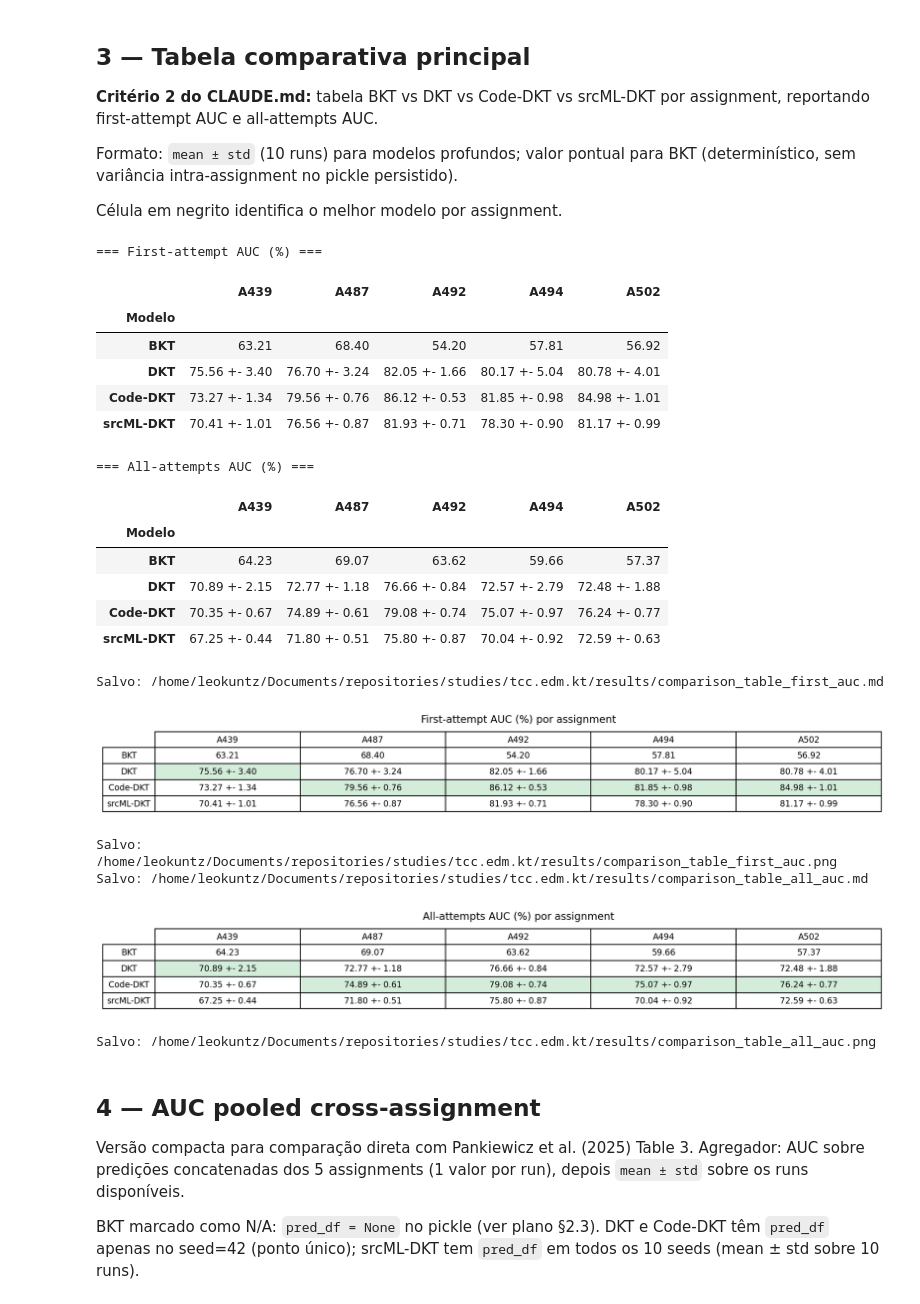
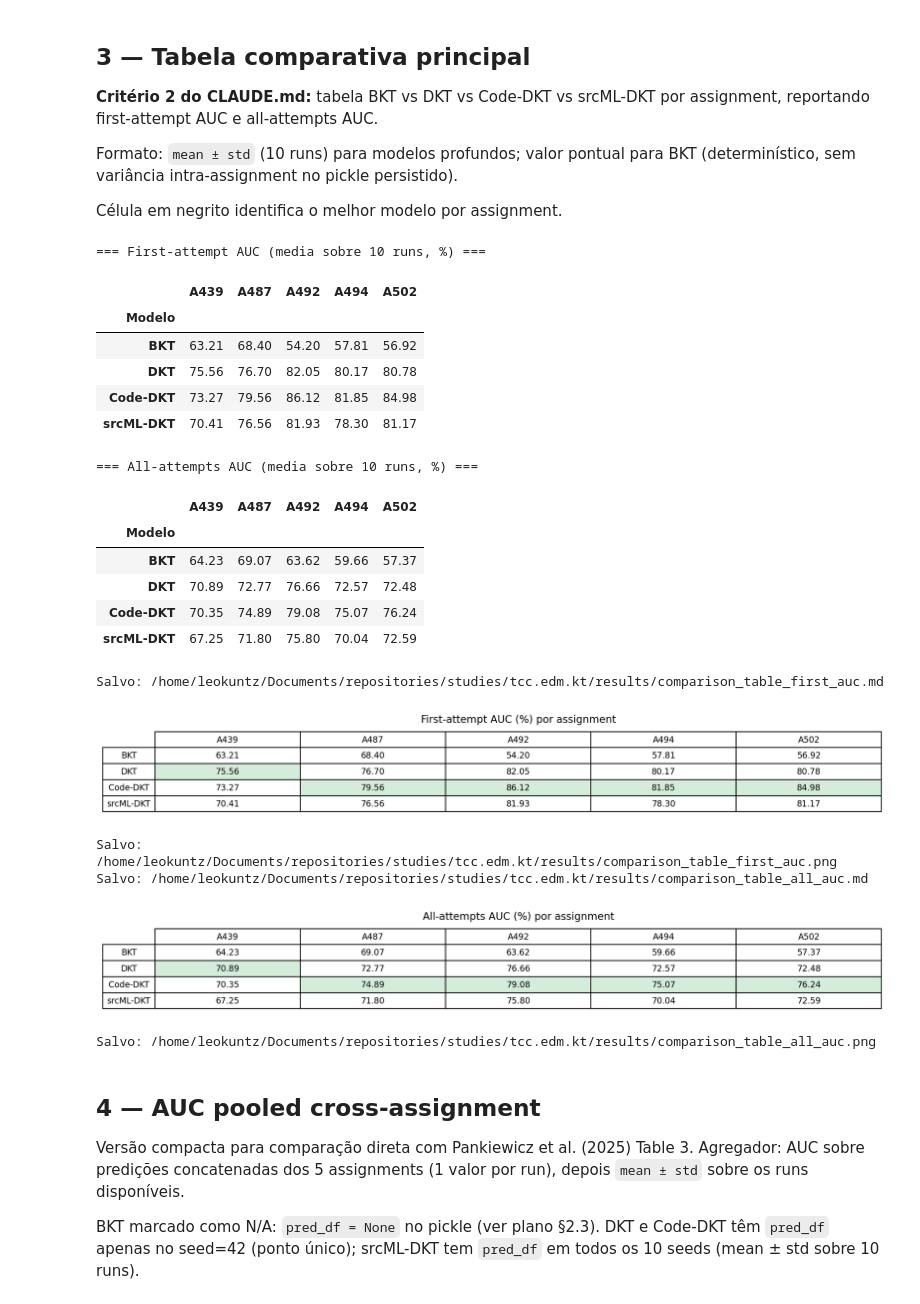
Before and after one commit to scuiki/tcc.edm.kt, a Jupyter notebook: notebooks/07_comparison.ipynb, the cells around one changed output. Cells and saved outputs as stored; diff of their text form; code cells hidden in the pictures.

```diff
--- a/notebooks/07_comparison.ipynb
+++ b/notebooks/07_comparison.ipynb
@@ -146,10 +146,7 @@ Célula em negrito identifica o melhor modelo por assignment.
 # %%
 def fmt_cell(model_results, aid, metric):
     m = model_results[aid][f"{metric}_mean"] * 100
-    s = model_results[aid][f"{metric}_std"]  * 100
-    if s < 0.005:
-        return f"{m:.2f}"
-    return f"{m:.2f} +- {s:.2f}"
+    return f"{m:.2f}"
 
 def build_per_assignment_table(all_results, metric):
     data = {}
@@ -163,26 +160,26 @@ def build_per_assignment_table(all_results, metric):
 df_first = build_per_assignment_table(all_results, "first_auc")
 df_all   = build_per_assignment_table(all_results, "all_auc")
 
-print("=== First-attempt AUC (%) ===")
+print("=== First-attempt AUC (media sobre 10 runs, %) ===")
 display(df_first)
 print()
-print("=== All-attempts AUC (%) ===")
+print("=== All-attempts AUC (media sobre 10 runs, %) ===")
 display(df_all)
 # %% [output]
-=== First-attempt AUC (%) ===
+=== First-attempt AUC (media sobre 10 runs, %) ===
 |  | A439 | A487 | A492 | A494 | A502 |
 | Modelo |  |  |  |  |  |
 | BKT | 63.21 | 68.40 | 54.20 | 57.81 | 56.92 |
-| DKT | 75.56 +- 3.40 | 76.70 +- 3.24 | 82.05 +- 1.66 | 80.17 +- 5.04 | 80.78 +- 4.01 |
-| Code-DKT | 73.27 +- 1.34 | 79.56 +- 0.76 | 86.12 +- 0.53 | 81.85 +- 0.98 | 84.98 +- 1.01 |
-| srcML-DKT | 70.41 +- 1.01 | 76.56 +- 0.87 | 81.93 +- 0.71 | 78.30 +- 0.90 | 81.17 +- 0.99 |
+| DKT | 75.56 | 76.70 | 82.05 | 80.17 | 80.78 |
+| Code-DKT | 73.27 | 79.56 | 86.12 | 81.85 | 84.98 |
+| srcML-DKT | 70.41 | 76.56 | 81.93 | 78.30 | 81.17 |
-=== All-attempts AUC (%) ===
+=== All-attempts AUC (media sobre 10 runs, %) ===
 |  | A439 | A487 | A492 | A494 | A502 |
 | Modelo |  |  |  |  |  |
 | BKT | 64.23 | 69.07 | 63.62 | 59.66 | 57.37 |
-| DKT | 70.89 +- 2.15 | 72.77 +- 1.18 | 76.66 +- 0.84 | 72.57 +- 2.79 | 72.48 +- 1.88 |
-| Code-DKT | 70.35 +- 0.67 | 74.89 +- 0.61 | 79.08 +- 0.74 | 75.07 +- 0.97 | 76.24 +- 0.77 |
-| srcML-DKT | 67.25 +- 0.44 | 71.80 +- 0.51 | 75.80 +- 0.87 | 70.04 +- 0.92 | 72.59 +- 0.63 |
+| DKT | 70.89 | 72.77 | 76.66 | 72.57 | 72.48 |
+| Code-DKT | 70.35 | 74.89 | 79.08 | 75.07 | 76.24 |
+| srcML-DKT | 67.25 | 71.80 | 75.80 | 70.04 | 72.59 |
 # %%
 def save_table_md(df, path, title, notes):
     lines = [f"## {title}\n\n", df.to_markdown(), "\n\n", notes]
@@ -225,39 +222,39 @@ def save_table_png(df, path, title, figsize=(12, 1.8)):
     ax.set_title(title, fontsize=11, pad=8)
     plt.tight_layout()
     plt.savefig(path, bbox_inches="tight", dpi=DPI)
     plt.show()
     print(f"Salvo: {path}")
 
 NOTES_FIRST = (
     "\n**Notas:**\n"
     "1. BKT sem desvio padrão: modelo determinístico; pickle nao inclui `pred_df` para bootstrap.\n"
     "2. DKT, Code-DKT e srcML-DKT: seeds 42 a 51 (mesma faixa).\n"
     "3. srcML-DKT treina com eventos `Compile.Error`; avaliacao no mesmo test set dos outros 3.\n"
     "4. Code-DKT A439 = 73.27%%, alvo CLAUDE.md Criterio 1 (74.31%% +/-3pp): **satisfeito**.\n"
     "5. Celula destacada (verde) = melhor modelo no assignment.\n"
 )
 NOTES_ALL = (
     "\n**Notas:**\n"
     "1. BKT sem desvio padrão: modelo determinístico.\n"
     "2. Métrica secundária (all-attempts AUC): todas as tentativas, comparavel com Piech et al. (2015).\n"
     "3. Celula destacada (verde) = melhor modelo no assignment.\n"
 )
 
 save_table_md(df_first, RESULTS / "comparison_table_first_auc.md",
-              "First-attempt AUC por assignment (mean +- std, %)", NOTES_FIRST)
+              "First-attempt AUC por assignment (%)", NOTES_FIRST)
 save_table_png(df_first, RESULTS / "comparison_table_first_auc.png",
                "First-attempt AUC (%) por assignment")
 
 save_table_md(df_all, RESULTS / "comparison_table_all_auc.md",
-              "All-attempts AUC por assignment (mean +- std, %)", NOTES_ALL)
+              "All-attempts AUC por assignment (%)", NOTES_ALL)
 save_table_png(df_all, RESULTS / "comparison_table_all_auc.png",
                "All-attempts AUC (%) por assignment", figsize=(12, 1.8))
 # %% [output]
 Salvo: /home/leokuntz/Documents/repositories/studies/tcc.edm.kt/results/comparison_table_first_auc.md
-[figure, old version]
+[figure, new version]
 Salvo: /home/leokuntz/Documents/repositories/studies/tcc.edm.kt/results/comparison_table_first_auc.png
 Salvo: /home/leokuntz/Documents/repositories/studies/tcc.edm.kt/results/comparison_table_all_auc.md
-[figure, old version]
+[figure, new version]
 Salvo: /home/leokuntz/Documents/repositories/studies/tcc.edm.kt/results/comparison_table_all_auc.png
 # %% [markdown]
 ## 4 — AUC pooled cross-assignment
```
Also changed, not shown: 4 other files.
